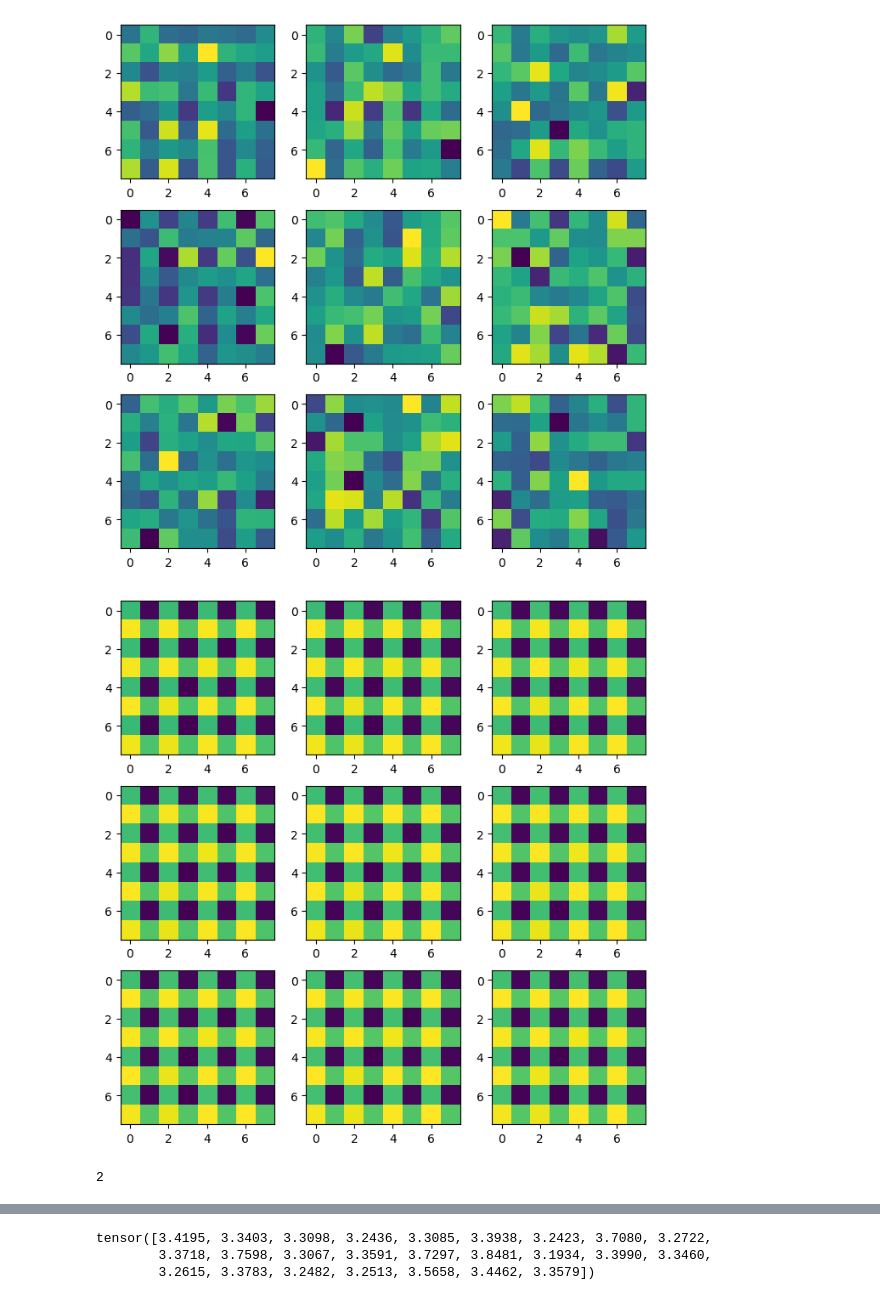
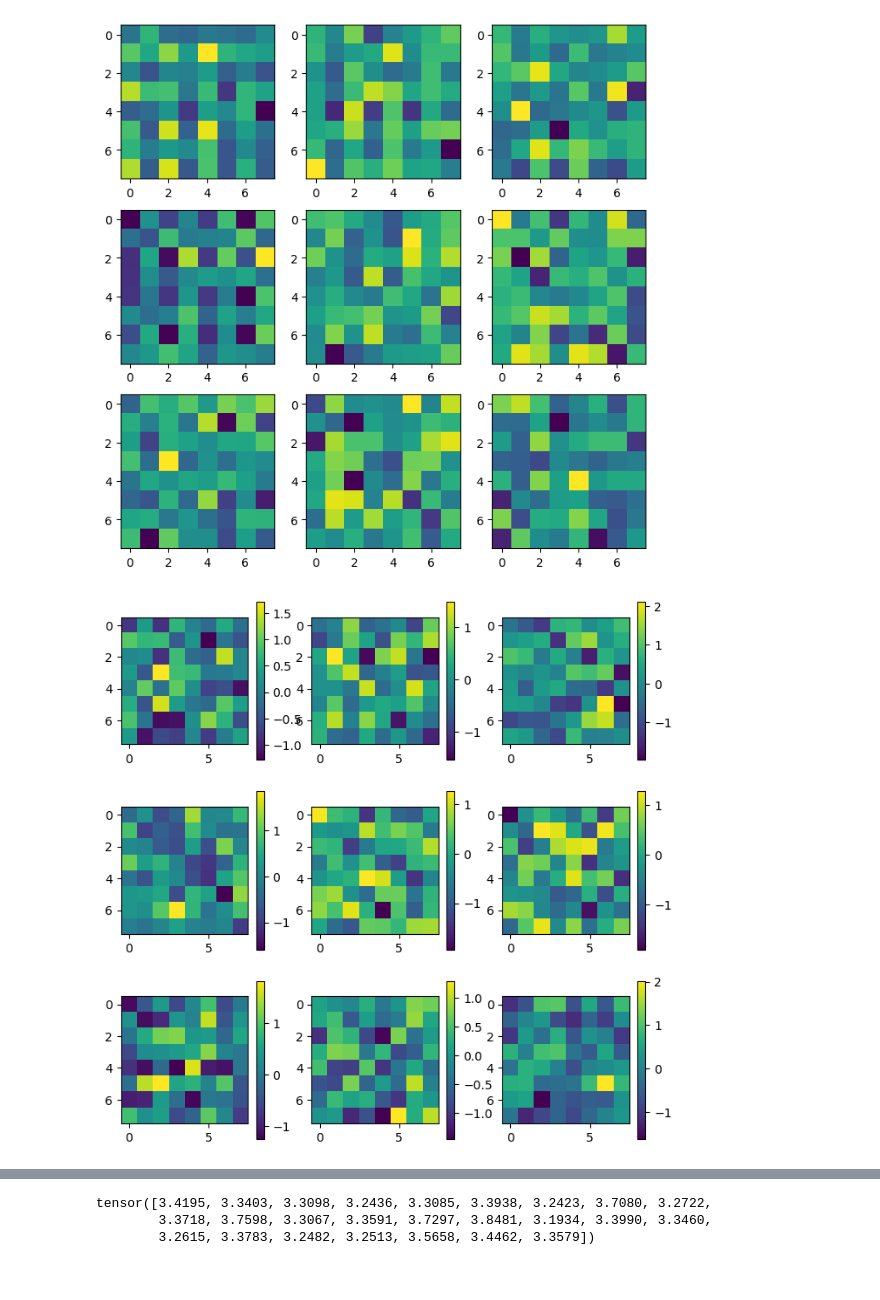
Before and after one commit to Animadversio/DiffusionAttnConsistency, a Jupyter notebook: notebooks/pyro_energy_sampling.ipynb, the cells around one changed output, grey strips where cells are left out. Cells and saved outputs as stored; diff of their text form; code cells hidden in the pictures.

Commit message:
add multi energy sampling

```diff
--- a/notebooks/pyro_energy_sampling.ipynb
+++ b/notebooks/pyro_energy_sampling.ipynb
@@ -8,0 +52,38 @@ import matplotlib.pyplot as plt
+# %%
+T, d = 25, 4
+HW = int(math.sqrt(T))
+hw = int(math.sqrt(d))
+W = - torch.eye(d) / np.sqrt(d)
+nF = 2
+filters = torch.zeros(nF, d)
+filters[0, :] = torch.tensor([-1, 1, -1, -1]).float()
+filters[0, :] = torch.tensor([-1, -1, 1, -1]).float()
+# filters[1, :] = torch.tensor([1, -1, 1, -1]).float()
+# xx, yy = np.meshgrid(np.arange(HW), np.arange(HW))
+# pnts = np.stack([xx.flatten(), yy.flatten()], axis=0)
+# pnts = torch.from_numpy(pnts).float()
+# dist_pnts = torch.cdist(pnts.T,pnts.T)
+# dist_mask = torch.where(dist_pnts <= 3, torch.zeros_like(dist_pnts), -1000*torch.ones_like(dist_pnts))
+def model():
+    # prior (only needed to give x some shape; you can use an uninformative Normal)
+    x = pyro.sample("x", dist.Normal(0,1).expand([T, d]).to_event(2))
+    # plug in your energy as a log-factor x.pow(2).sum() +
+    E = torch.relu(x @ filters.T).sum(dim=-1).sum()
+    # in this formulation, we will prefer higher energy samples, which will replicae the filter patterns on the image
+    pyro.factor("ebm_energy", E)
+
+# choose HMC or NUTS kernel
+kernel = NUTS(model,  )
+mcmc = MCMC(kernel, num_samples=200, warmup_steps=200)
+mcmc.run()
+
+samples = mcmc.get_samples()["x"]   # shape (500, T, d)
+imgs = einops.rearrange(samples, "B (H1 W1) (h w) -> B (H1 h) (W1 w)",
+                        H1=HW, W1=HW, h=hw, w=hw)
+plt.subplots(3, 3, figsize=(8,8))
+for i in range(9):
+    plt.subplot(3, 3, i+1)
+    plt.imshow(imgs[10*i].cpu().numpy(), cmap="RdBu_r")
+    plt.axis("off")
+    plt.colorbar()
+plt.show()
@@ -132,7 +260,7 @@ plt.show()
 # %% [output]
 [figure]
 # %%
-T, d = 16, 9a
+T, d = 16, 9
 W = - torch.eye(d) / np.sqrt(d)
 
 def model():
@@ -183,30 +311,27 @@ plt.show()
 [figure]
 # %%
 T, d = 16, 4
-W = - torch.eye(d) / 1.4
+W = torch.eye(d) / 2
 
 def model():
     # prior (only needed to give x some shape; you can use an uninformative Normal)
-    x = pyro.sample("x", dist.Normal(0,1).expand([T, d]).to_event(2))
+    x = pyro.sample("x", dist.Normal(0,0.8).expand([T, d]).to_event(2))
     # plug in your energy as a log-factor x.pow(2).sum() +
     E = torch.logsumexp(x @ W @ x.T, dim=-1).sum()
     pyro.factor("ebm_energy", -E)
 
 # choose HMC or NUTS kernel
 kernel = NUTS(model, step_size=0.1, )
 mcmc = MCMC(kernel, num_samples=200, warmup_steps=200)
 mcmc.run()
 
 samples = mcmc.get_samples()["x"]   # shape (500, T, d)
 imgs = einops.rearrange(samples, "B (H W) (h w) -> B (H h) (W w)", H=4, W=4, h=2, w=2)
 plt.subplots(3,3, figsize=(8,8))
 for i in range(9):
     plt.subplot(3,3,i+1)
     plt.imshow(imgs[10*i].cpu().numpy())
+    plt.colorbar()
 plt.show()
 # %% [output]
-[figure, old version]
+[figure, new version]
-# %%
-hw
-# %% [output]
-2
```
Also changed, not shown: parts of 11 cells of this notebook, 1 other file.
